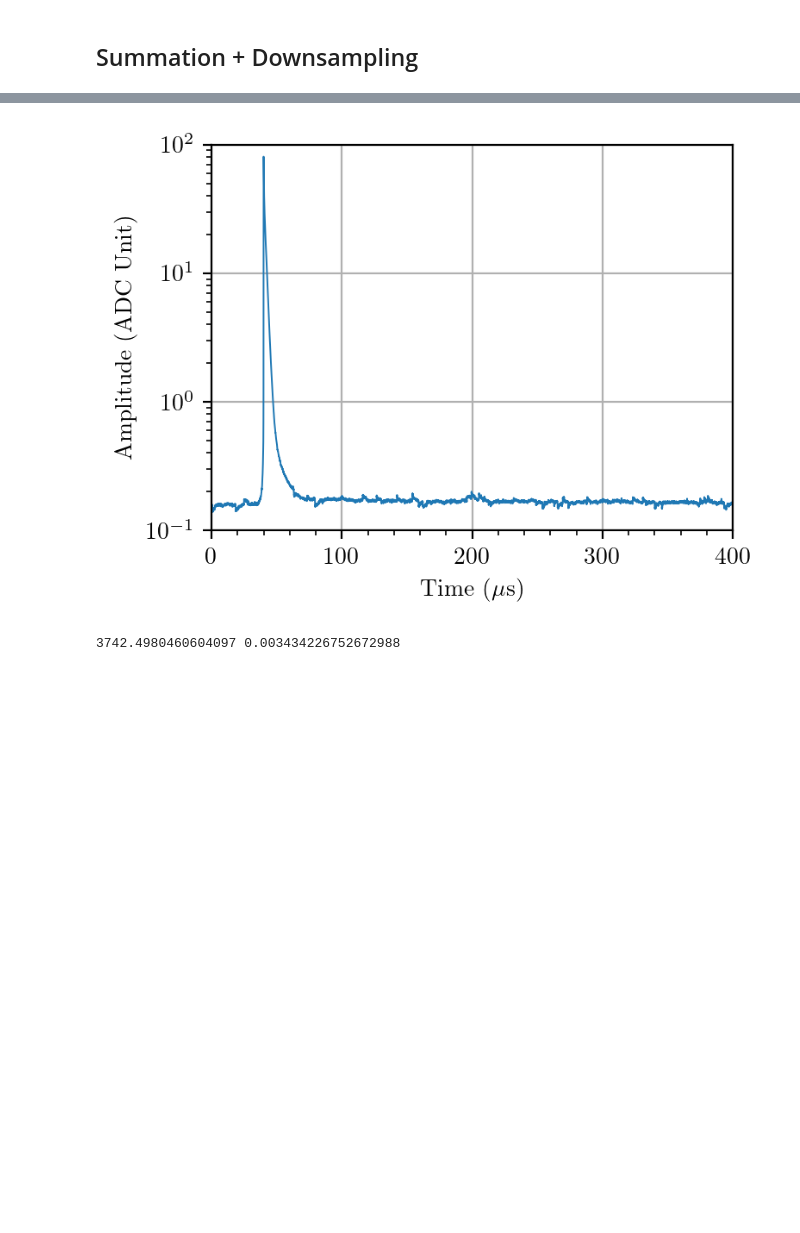
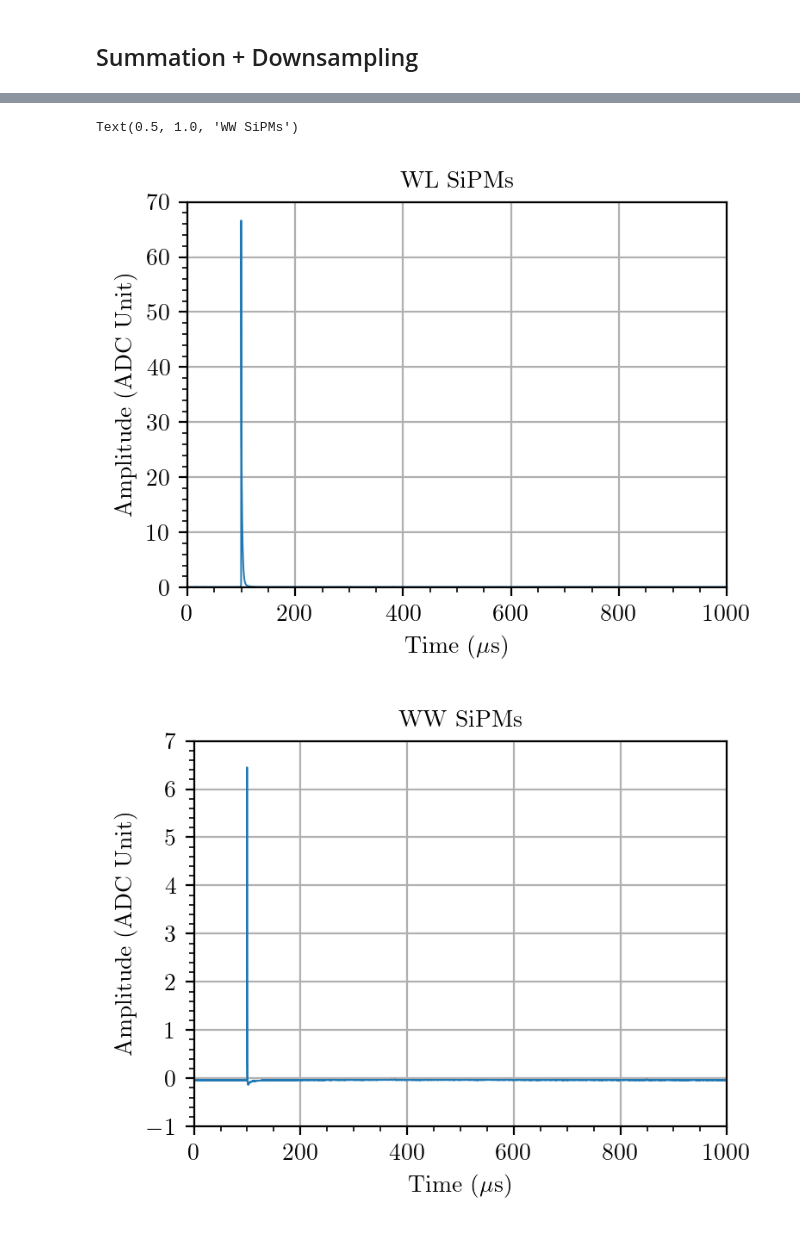
Before and after one commit to darkside-princeton/sipm-analysis, a Jupyter notebook: jupyter/long_wf_liq8.ipynb, the cells around one changed output, grey strips where cells are left out. Cells and saved outputs as stored; diff of their text form; code cells hidden in the pictures; blank space fills up the shorter version.

```diff
--- a/jupyter/long_wf_liq8.ipynb
+++ b/jupyter/long_wf_liq8.ipynb
@@ -374,7 +387,8 @@ for r in random:
 # downsampling
 nsub = 10
 for r in random:
-    data_scint[r][-1]['time_sub'], data_scint[r][-1]['sum_wf_sub'] = downsample(data_scint[r][-1]['time'],data_scint[r][-1]['sum_wf'],nsub)
+    data_scint[r][-1]['time_sub'], data_scint[r][-1]['sum_wl_sub'] = downsample(data_scint[r][-1]['time'],data_scint[r][-1]['sum_wl'],nsub)
+    data_scint[r][-1]['time_sub'], data_scint[r][-1]['sum_ww_sub'] = downsample(data_scint[r][-1]['time'],data_scint[r][-1]['sum_ww'],nsub)
 # %%
 # Make plots for all datasets
 # Summed scintillation waveform
@@ -382,12 +396,29 @@ plt.figure(0,figsize=(4,3))
 for i,r in enumerate(random):
     plt.plot(
 		data_scint[r][-1]['time_sub'],
-		data_scint[r][-1]['sum_wf_sub'],linewidth=0.7, label=f'random: {r}')
-# plt.ylim(-0.1, 0.5)
+		data_scint[r][-1]['sum_wl_sub'],linewidth=0.7, label=f'random: {r}')
+plt.ylim(3700, 3743)
+# plt.xlim(39,41)
 plt.minorticks_on()
 plt.grid()
 plt.legend(loc='lower right')
 plt.xlabel(r'Time ($\mu$s)', y=0.0)
 plt.ylabel(r'Amplitude (ADC Unit)', x=0.0)
 plt.tight_layout()
+plt.title('WL SiPMs')
+
+plt.figure(1,figsize=(4,3))
+for i,r in enumerate(random):
+    plt.plot(
+		data_scint[r][-1]['time_sub'],
+		data_scint[r][-1]['sum_ww_sub'],linewidth=0.7, label=f'random: {r}')
+plt.ylim(3700, 3743)
+# plt.xlim(39,41)
+plt.minorticks_on()
+plt.grid()
+plt.legend(loc='lower right')
+plt.xlabel(r'Time ($\mu$s)', y=0.0)
+plt.ylabel(r'Amplitude (ADC Unit)', x=0.0)
+plt.tight_layout()
+plt.title('WW SiPMs')
 # %% [output]
@@ -395,25 +428,37 @@ plt.tight_layout()
 # %%
 # Make plots for all datasets
 # Summed scintillation waveform
 plt.figure(0,figsize=(4,3))
 plt.plot(
 	data_scint['true'][-1]['time_sub'],
-	data_scint['true'][-1]['sum_wf_sub']-data_scint['false'][-1]['sum_wf_sub'],linewidth=0.7, label=f'random: {r}')
+	data_scint['true'][-1]['sum_wl_sub']-data_scint['false'][-1]['sum_wl_sub'],linewidth=0.7, label=f'random: {r}')
 # plt.ylim(-0.1, 0.5)
 # plt.xlim(30,140)
-plt.yscale('log')
+# plt.yscale('log')
 plt.minorticks_on()
 plt.grid()
 # plt.legend(loc='upper right')
 plt.xlabel(r'Time ($\mu$s)', y=0.0)
 plt.ylabel(r'Amplitude (ADC Unit)', x=0.0)
 plt.tight_layout()
+plt.title('WL SiPMs')
+
+plt.figure(1,figsize=(4,3))
+plt.plot(
+	data_scint['true'][-1]['time_sub'],
+	data_scint['true'][-1]['sum_ww_sub']-data_scint['false'][-1]['sum_ww_sub'],linewidth=0.7, label=f'random: {r}')
+# plt.ylim(-0.1, 0.5)
+# plt.xlim(30,140)
+# plt.yscale('log')
+plt.minorticks_on()
+plt.grid()
+# plt.legend(loc='upper right')
+plt.xlabel(r'Time ($\mu$s)', y=0.0)
+plt.ylabel(r'Amplitude (ADC Unit)', x=0.0)
+plt.tight_layout()
+plt.title('WW SiPMs')
 # %% [output]
+Text(0.5, 1.0, 'WW SiPMs')
-[figure, old version]
+[figure, new version]
+[figure, added]
-# %%
-bsl = data_scint['false'][-1]['sum_wf_sub'][data_scint['false'][-1]['time_sub']<35].mean()
-rms = data_scint['false'][-1]['sum_wf_sub'][data_scint['false'][-1]['time_sub']<35].std()
-print(bsl,rms)
-# %% [output]
-3742.4980460604097 0.003434226752672988
 # %%
```
Also changed, not shown: parts of 9 cells of this notebook, 2 other files.
